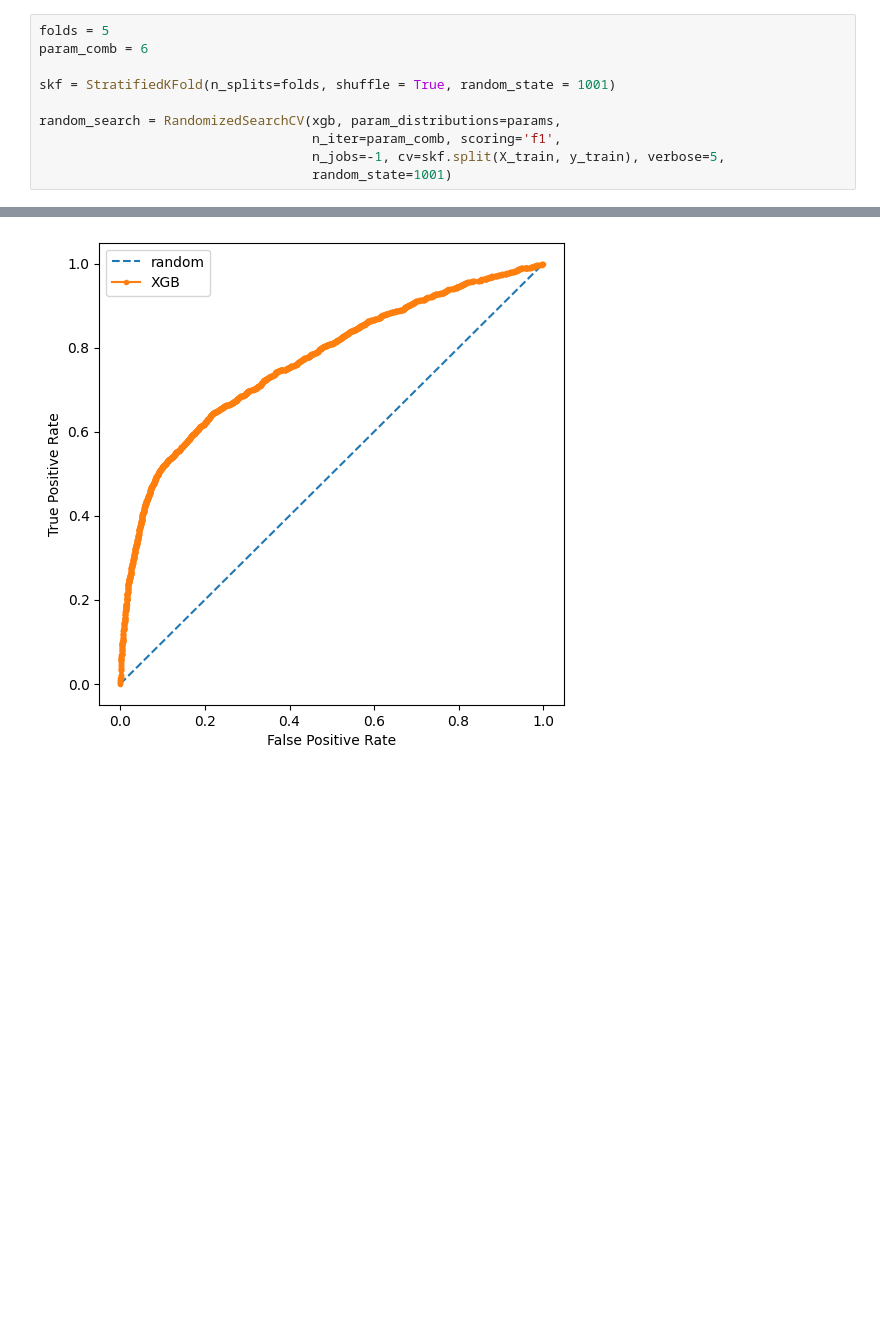
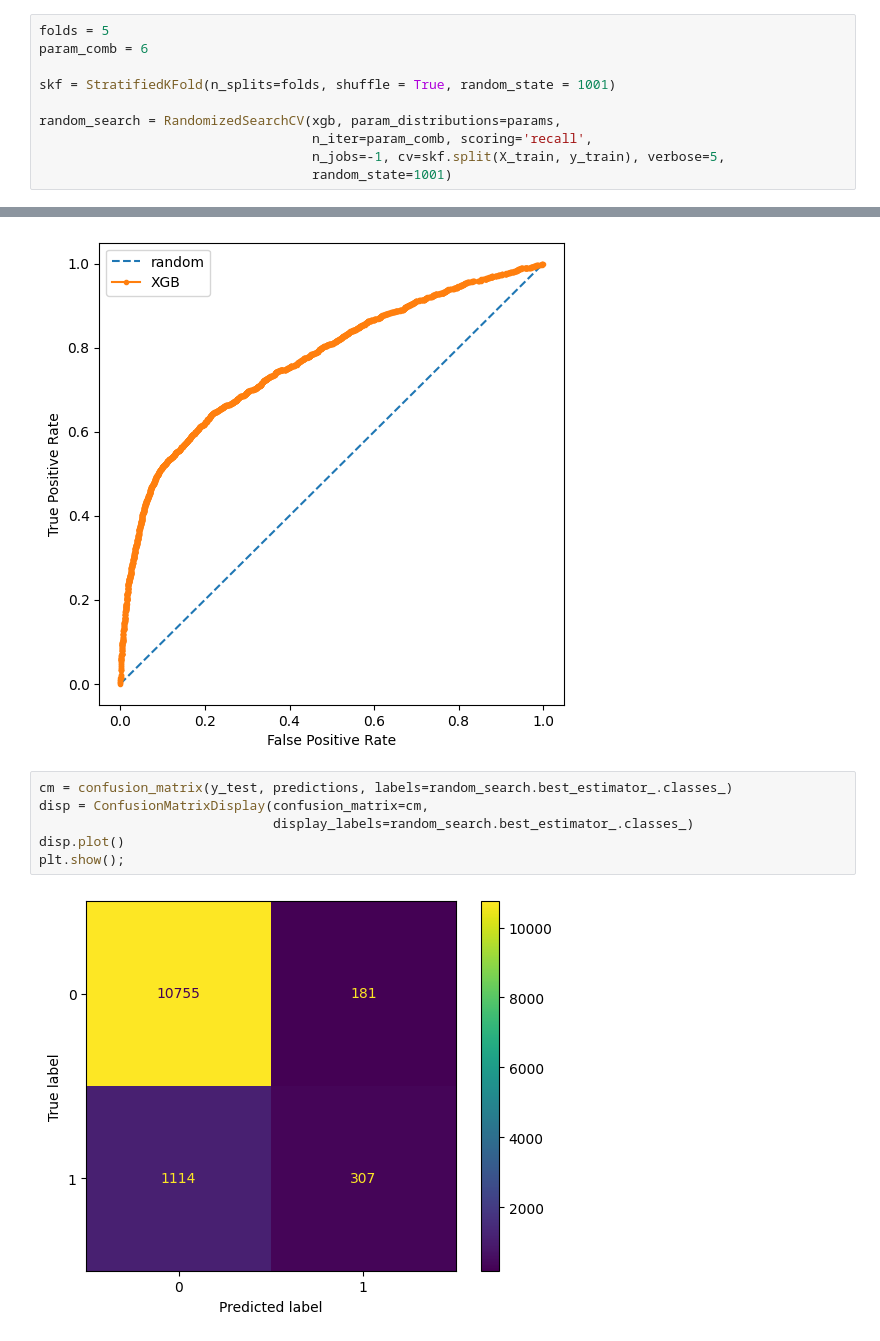
Before and after one commit to kosmobiker/sagemaker_exp, a Jupyter notebook: xgboost.ipynb, the cells around one changed output, grey strips where cells are left out. Saved outputs shown, nothing was run; the diff lists cells and outputs as text; blank space fills up the shorter version.

```diff
--- a/xgboost.ipynb
+++ b/xgboost.ipynb
@@ -149,7 +147,7 @@ param_comb = 6
 skf = StratifiedKFold(n_splits=folds, shuffle = True, random_state = 1001)
 
 random_search = RandomizedSearchCV(xgb, param_distributions=params,
-                                   n_iter=param_comb, scoring='f1',
+                                   n_iter=param_comb, scoring='recall',
                                    n_jobs=-1, cv=skf.split(X_train, y_train), verbose=5,
                                    random_state=1001)
 # %%
@@ -247,3 +245,11 @@ plt.legend()
 plt.show();
 # %% [output]
 [figure]
+# %%
+cm = confusion_matrix(y_test, predictions, labels=random_search.best_estimator_.classes_)
+disp = ConfusionMatrixDisplay(confusion_matrix=cm,
+                              display_labels=random_search.best_estimator_.classes_)
+disp.plot()
+plt.show();
+# %% [output]
+[figure, added]
```
Also changed, not shown: parts of 17 cells of this notebook.
